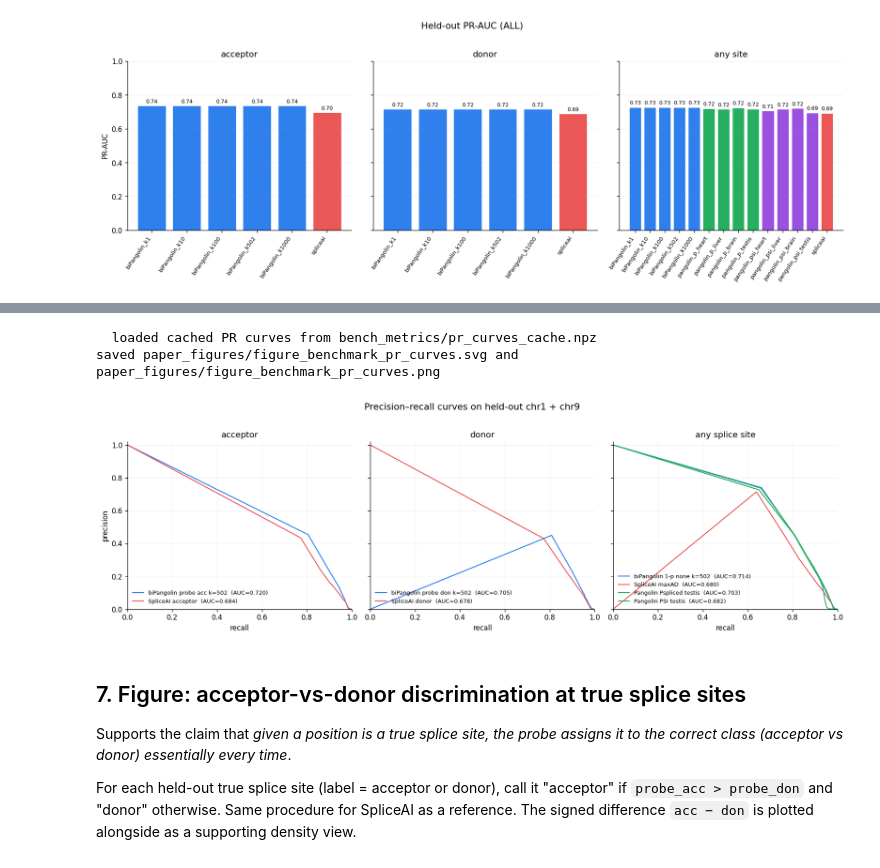
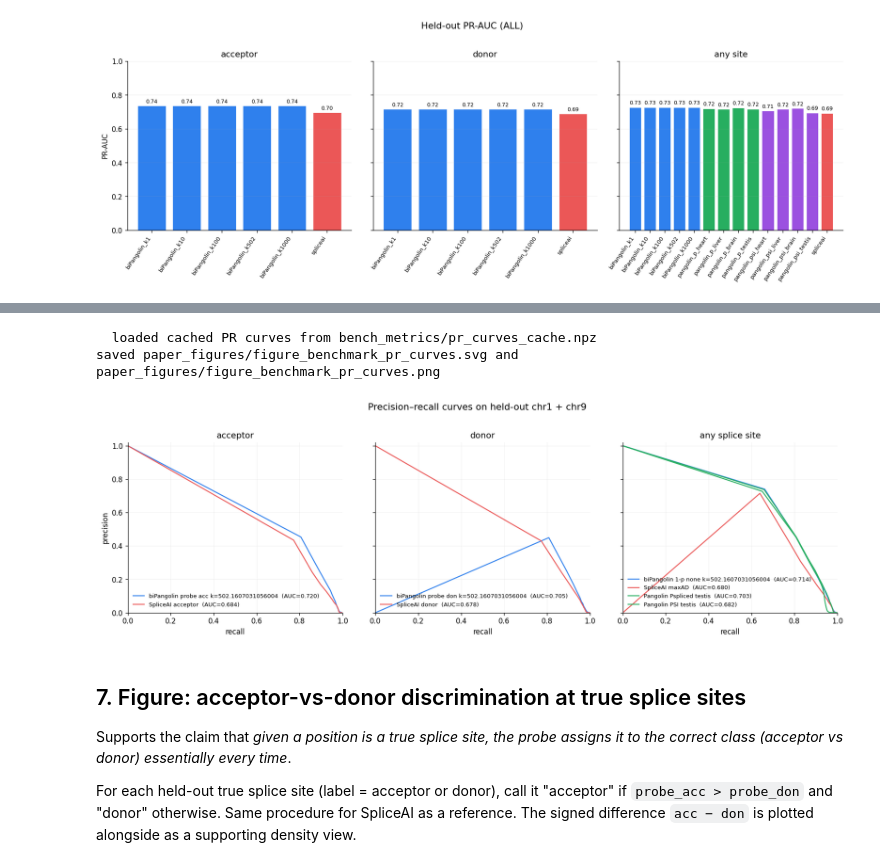
Before and after one commit to Delayed-Gitification/biPangolin, a Jupyter notebook: paper_figures.ipynb, the cells around one changed output, grey strips where cells are left out. Cells and saved outputs as stored; diff of their text form; code cells hidden in the pictures.

```diff
--- a/paper_figures.ipynb
+++ b/paper_figures.ipynb
@@ -632,18 +660,18 @@ saved paper_figures/figure_benchmark_score_distributions.svg and paper_figures/f
 # %%
-# PR curves overlaid: biPangolin probe (default k=502) vs SpliceAI vs Pangolin per tissue.
-# Heavy lifting (sort + cumsum) is cached to bench_metrics/pr_curves_cache.npz so
-# re-running this cell is instant. Delete the cache to recompute from scratch.
+# PR curves overlaid: biPangolin probe vs SpliceAI vs Pangolin per tissue.
+# Assumes bench_arrays was already loaded with the production k correction
+# applied (load_bench_arrays default). Heavy lifting (sort + cumsum) cached to
+# bench_metrics/pr_curves_cache.npz so re-running is instant.
+# Delete the cache to recompute.
 
 import time
 
-_TRAPZ = getattr(np, "trapezoid", None) or np.trapz   # numpy 2.x renamed it
+_TRAPZ = getattr(np, "trapezoid", None) or np.trapz
 _PR_CACHE = Path("bench_metrics/pr_curves_cache.npz")
-_PR_CURVE_POINTS = 5000   # downsample for plotting; AUC computed on full curve before downsampling
+_PR_CURVE_POINTS = 5000
 
 
 def _pr_curve(score, y):
-    """Full (recall, precision) curve. Drops NaN. Uses quicksort (tie order
-    doesn't affect AUC)."""
     mask = np.isfinite(score)
     if not mask.all():
         score = score[mask]; y = y[mask]
@@ -665,7 +693,6 @@ def _pr_auc_from_curve(recall, precision):
 
 
 def _downsample_curve(recall, precision, n_points=_PR_CURVE_POINTS):
-    """Pick n_points evenly along the curve. Recall is already non-decreasing."""
     if len(recall) <= n_points:
         return recall, precision
     idx = np.linspace(0, len(recall) - 1, n_points).astype(np.int64)
@@ -676,8 +703,7 @@ def _series_key(name):
     return name.replace(" ", "_").replace("(", "").replace(")", "").replace(",", "")
 
 
-def build_pr_curves(arrays, k_default=502, force_recompute=False):
-    """Compute all PR curves once, cache to disk. Returns dict of dicts."""
+def build_pr_curves(arrays, force_recompute=False):
     if _PR_CACHE.exists() and not force_recompute:
         z = np.load(_PR_CACHE, allow_pickle=False)
         curves = {}
@@ -701,22 +727,21 @@ def build_pr_curves(arrays, k_default=502, force_recompute=False):
     is_don = (label == 2).astype(np.int8)
     is_any = (label != 0).astype(np.int8)
 
-    pn = arrays["probe_none"]; pa_ = arrays["probe_acc"]; pd_ = arrays["probe_don"]
-    s = (pn * k_default) + pa_ + pd_
-    s = np.clip(s, 1e-12, None)
-    bp_none = (pn * k_default) / s
-    bp_acc  = pa_ / s
-    bp_don  = pd_ / s
+    # arrays is assumed pre-corrected by load_bench_arrays.
+    bp_acc  = arrays["probe_acc"]
+    bp_don  = arrays["probe_don"]
+    bp_none = arrays["probe_none"]
+    k = arrays.get("_correction_k", "?")
 
     spec = [
-        ("acceptor",        is_acc, f"biPangolin probe_acc k={k_default}",  bp_acc),
-        ("acceptor",        is_acc, "SpliceAI acceptor",                    arrays["spliceai_acc"]),
-        ("donor",           is_don, f"biPangolin probe_don k={k_default}",  bp_don),
-        ("donor",           is_don, "SpliceAI donor",                       arrays["spliceai_don"]),
-        ("any splice site", is_any, f"biPangolin 1-p_none k={k_default}",   1.0 - bp_none),
-        ("any splice site", is_any, "SpliceAI max(A,D)",                    np.maximum(arrays["spliceai_acc"], arrays["spliceai_don"])),
-        ("any splice site", is_any, "Pangolin P(spliced) testis",           arrays["pangolin_p_testis"]),
-        ("any splice site", is_any, "Pangolin PSI testis",                  arrays["pangolin_psi_testis"]),
+        ("acceptor",        is_acc, f"biPangolin probe_acc k={k}",            bp_acc),
+        ("acceptor",        is_acc, "SpliceAI acceptor",                       arrays["spliceai_acc"]),
+        ("donor",           is_don, f"biPangolin probe_don k={k}",            bp_don),
+        ("donor",           is_don, "SpliceAI donor",                          arrays["spliceai_don"]),
+        ("any splice site", is_any, f"biPangolin 1-p_none k={k}",             1.0 - bp_none),
+        ("any splice site", is_any, "SpliceAI max(A,D)",                       np.maximum(arrays["spliceai_acc"], arrays["spliceai_don"])),
+        ("any splice site", is_any, "Pangolin P(spliced) testis",              arrays["pangolin_p_testis"]),
+        ("any splice site", is_any, "Pangolin PSI testis",                     arrays["pangolin_psi_testis"]),
     ]
 
     curves = {}
@@ -732,9 +757,9 @@ def build_pr_curves(arrays, k_default=502, force_recompute=False):
                        "auc": auc,
                        "task": task,
                        "display_name": name}
-        save_dict[key + "__recall"] = curves[key]["recall"]
+        save_dict[key + "__recall"]    = curves[key]["recall"]
         save_dict[key + "__precision"] = curves[key]["precision"]
-        save_dict[key + "__auc"] = np.array([auc], dtype=np.float64)
+        save_dict[key + "__auc"]       = np.array([auc], dtype=np.float64)
         print(f"  {task:18s} {name:40s}  AUC={auc:.4f}  ({time.time()-t0:.1f}s)")
 
     _PR_CACHE.parent.mkdir(parents=True, exist_ok=True)
@@ -743,8 +768,8 @@ def build_pr_curves(arrays, k_default=502, force_recompute=False):
     return curves
 
 
-def plot_benchmark_pr_curves(arrays, k_default=502, force_recompute=False):
-    curves = build_pr_curves(arrays, k_default=k_default, force_recompute=force_recompute)
+def plot_benchmark_pr_curves(arrays, force_recompute=False):
+    curves = build_pr_curves(arrays, force_recompute=force_recompute)
 
     colour_map = {
         "biPangolin": "#2f80ed",
@@ -759,34 +784,34 @@ def plot_benchmark_pr_curves(arrays, k_default=502, force_recompute=False):
         return "#888888"
 
     task_order = ["acceptor", "donor", "any splice site"]
     series_per_task = {t: [] for t in task_order}
     for d in curves.values():
         series_per_task.setdefault(d["task"], []).append(d)
 
     fig, axes = plt.subplots(1, 3, figsize=(15, 4.6), sharey=True)
     for ax, task in zip(axes, task_order):
         for d in series_per_task[task]:
             name = d["display_name"]
             ax.plot(d["recall"], d["precision"], color=_colour(name), lw=1.4,
                     label=f"{name}  (AUC={d['auc']:.3f})")
         ax.set_title(task)
         ax.set_xlabel("recall")
         ax.set_xlim(0, 1)
         ax.set_ylim(0, 1.02)
         ax.legend(frameon=False, fontsize=8, loc="lower left")
     axes[0].set_ylabel("precision")
     fig.suptitle("Precision–recall curves on held-out chr1 + chr9", y=1.02, fontsize=13)
     fig.tight_layout()
     return fig
 
 
 fig = plot_benchmark_pr_curves(bench_arrays)
 save_figure(fig, "figure_benchmark_pr_curves")
 plt.show()
 # %% [output]
   loaded cached PR curves from bench_metrics/pr_curves_cache.npz
 saved paper_figures/figure_benchmark_pr_curves.svg and paper_figures/figure_benchmark_pr_curves.png
-[figure, old version]
+[figure, new version]
 # %% [markdown]
 ## 7. Figure: acceptor-vs-donor discrimination at true splice sites
 
```
Also changed, not shown: parts of 9 cells of this notebook.
